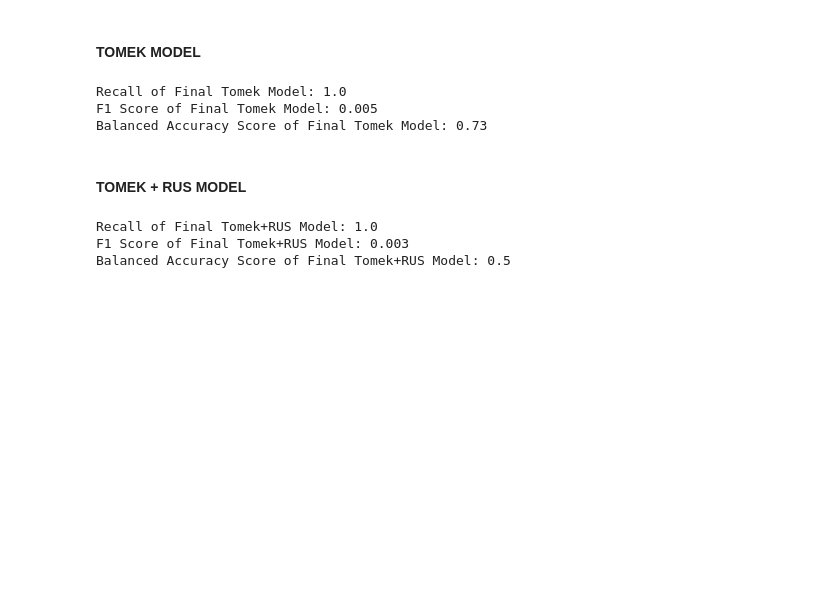
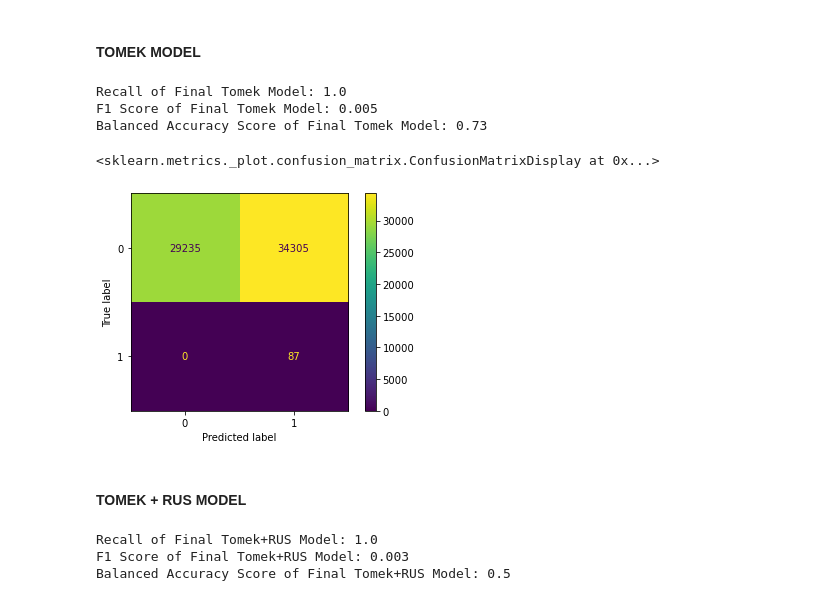
Before and after one commit to kevinArmenta/OnlinePaymentFraud, a Jupyter notebook: 5. Final Models.ipynb, the cells around one changed output. Cells and saved outputs as stored; diff of their text form; code cells hidden in the pictures; blank space fills up the shorter version.

```diff
--- a/5. Final Models.ipynb
+++ b/5. Final Models.ipynb
@@ -312,3 +337,20 @@ test.head()
+# %%
+#IMPORT THE TESTING DATA
+f = open('FinalTestData.pckl','rb')
+pickle_list1 = pickle.load(f)
+f.close()
+
+test = pickle_list1[0]
+test_y = pickle_list1[1]
+
+
+#IMPORT THE MODELS
+f = open('FinalModels.pckl','rb')
+pickle_list2 = pickle.load(f)
+f.close()
+
+fmodel_tomek = pickle_list2[0]
+fmodel_rus = pickle_list2[1]
 # %% [markdown]
 #### TOMEK MODEL
 # %%
@@ -325,6 +367,12 @@ print('Balanced Accuracy Score of Final Tomek Model: {}'.format(bacc_test1))
 Recall of Final Tomek Model: 1.0
 F1 Score of Final Tomek Model: 0.005
 Balanced Accuracy Score of Final Tomek Model: 0.73
+# %%
+#Confusion Matrix
+ConfusionMatrixDisplay.from_estimator(fmodel_tomek, test, test_y)
+# %% [output]
+<sklearn.metrics._plot.confusion_matrix.ConfusionMatrixDisplay at 0x...>
+[figure, added]
 # %% [markdown]
 #### TOMEK + RUS MODEL
 # %%
```
Also changed, not shown: parts of 8 cells of this notebook.
